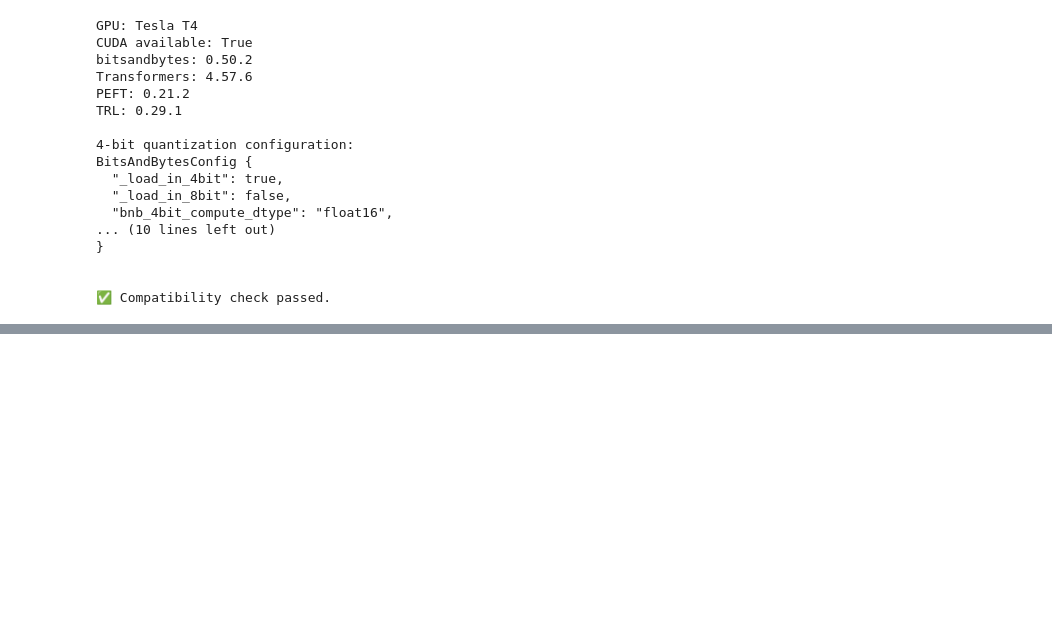
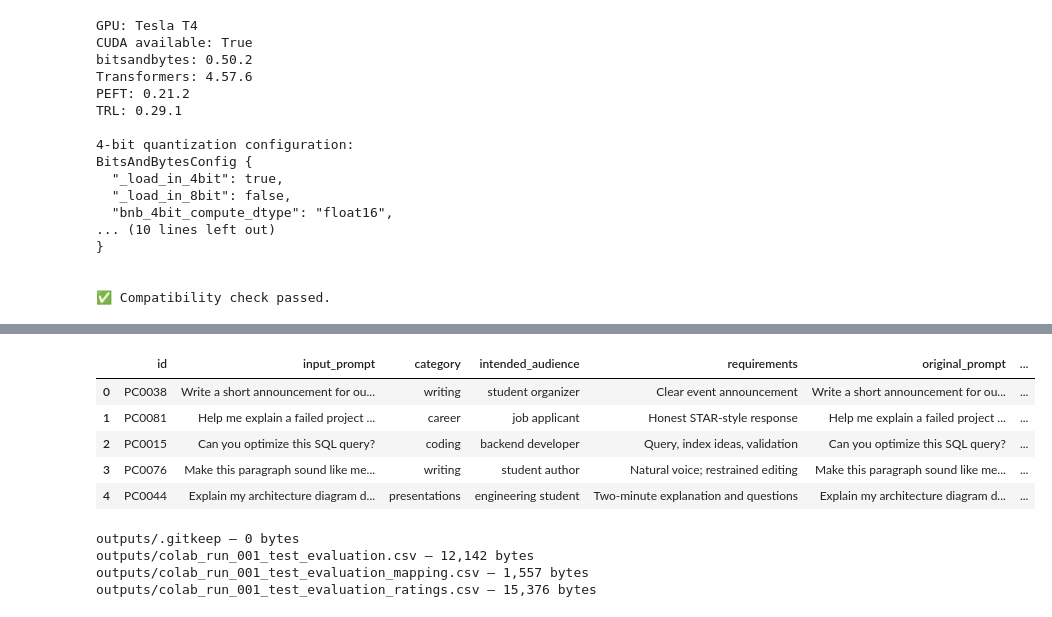
Before and after one commit to YASHMETKAL/promptcraft-ai, a Jupyter notebook: notebooks/promptcraft_finetuning.ipynb, the cells around one changed output, grey strips where cells are left out. Saved outputs shown, nothing was run; the diff lists cells and outputs as text; code cells hidden in the pictures; blank space fills up the shorter version.

```diff
--- a/notebooks/promptcraft_finetuning.ipynb
+++ b/notebooks/promptcraft_finetuning.ipynb
@@ -437,0 +555,28 @@ Saved LoRA adapter to models/promptcraft-colab-run-001; selected checkpoint: mod
+# %%
+import pandas as pd
+
+eval_df = pd.read_csv('outputs/colab_run_001_test_evaluation.csv')
+display(eval_df.head())
+# %% [output]
+|  | id | input_prompt | category | intended_audience | requirements | original_prompt | ... |
+| 0 | PC0038 | Write a short announcement for ou... | writing | student organizer | Clear event announcement | Write a short announcement for ou... | ... |
+| 1 | PC0081 | Help me explain a failed project ... | career | job applicant | Honest STAR-style response | Help me explain a failed project ... | ... |
+| 2 | PC0015 | Can you optimize this SQL query? | coding | backend developer | Query, index ideas, validation | Can you optimize this SQL query? | ... |
+| 3 | PC0076 | Make this paragraph sound like me... | writing | student author | Natural voice; restrained editing | Make this paragraph sound like me... | ... |
+| 4 | PC0044 | Explain my architecture diagram d... | presentations | engineering student | Two-minute explanation and questions | Explain my architecture diagram d... | ... |
+# %%
+from pathlib import Path
+
+output_dir = Path("outputs")
+
+if output_dir.exists():
+    for path in sorted(output_dir.iterdir()):
+        if path.is_file():
+            print(f"{path} — {path.stat().st_size:,} bytes")
+else:
+    print("The outputs directory has not been created.")
+# %% [output]
+outputs/.gitkeep — 0 bytes
+outputs/colab_run_001_test_evaluation.csv — 12,142 bytes
+outputs/colab_run_001_test_evaluation_mapping.csv — 1,557 bytes
+outputs/colab_run_001_test_evaluation_ratings.csv — 15,376 bytes
```
Also changed, not shown: parts of 19 cells of this notebook.
